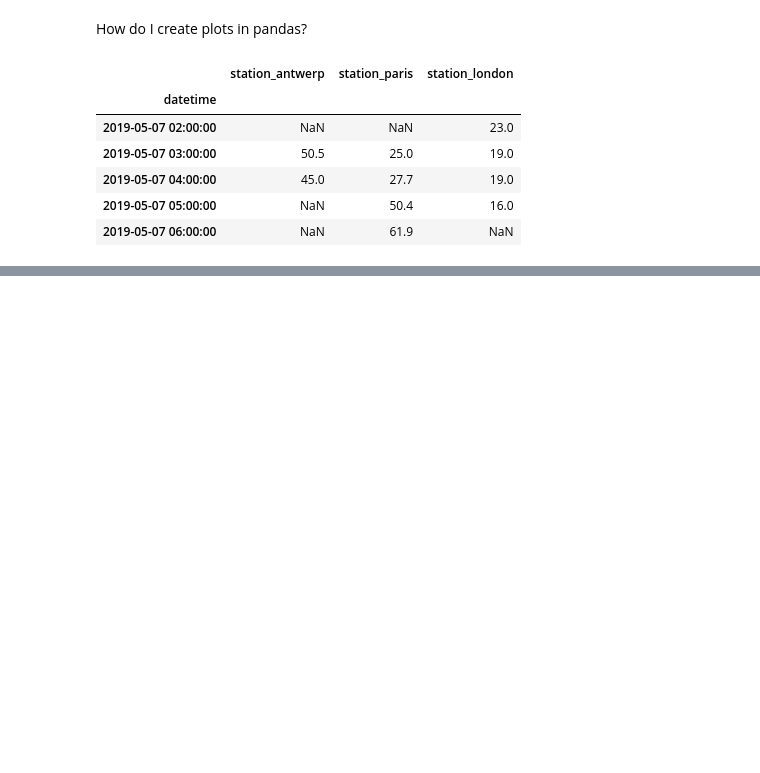
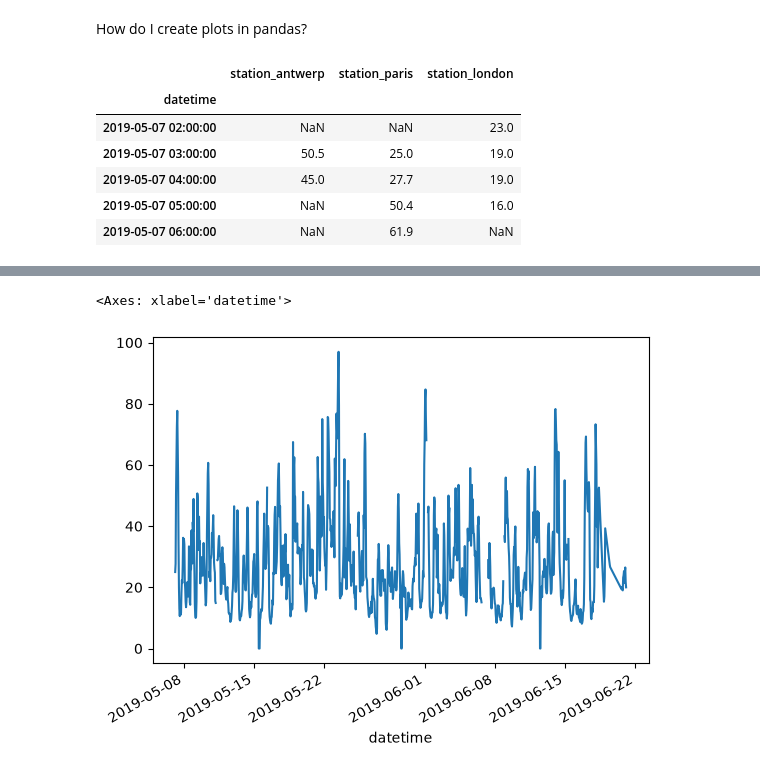
Before and after one commit to itmadityajoshi/pandas-one-shot, a Jupyter notebook: Plots.ipynb, the cells around one changed output, grey strips where cells are left out. Cells and saved outputs as stored; diff of their text form; code cells hidden in the pictures; blank space fills up the shorter version.

```diff
--- a/Plots.ipynb
+++ b/Plots.ipynb
@@ -18,0 +24,5 @@ air_quality.head()
+# %%
+air_quality["station_paris"].plot()
+# %% [output]
+<Axes: xlabel='datetime'>
+[figure, added]
```
Also changed, not shown: parts of 1 cell of this notebook.
